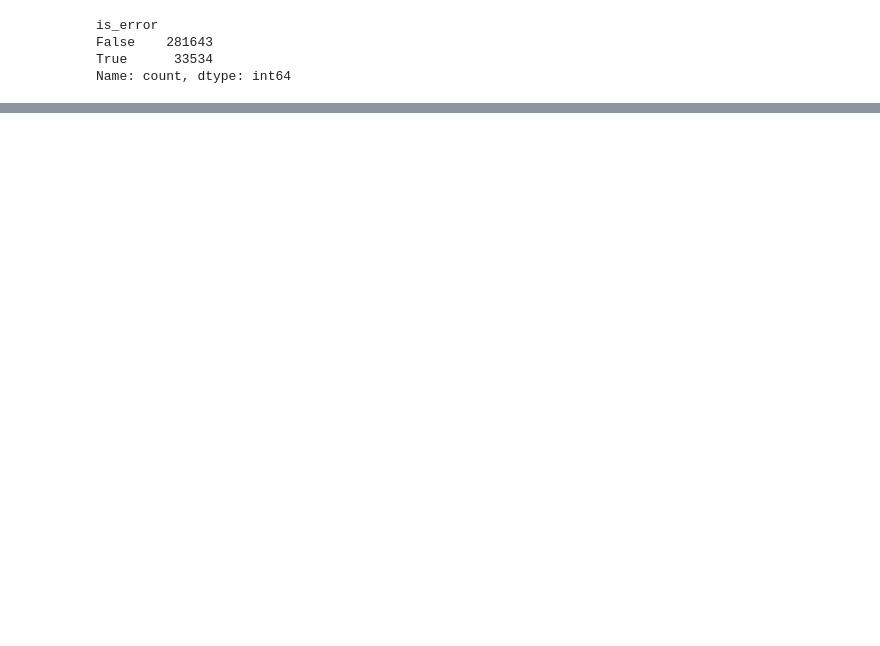
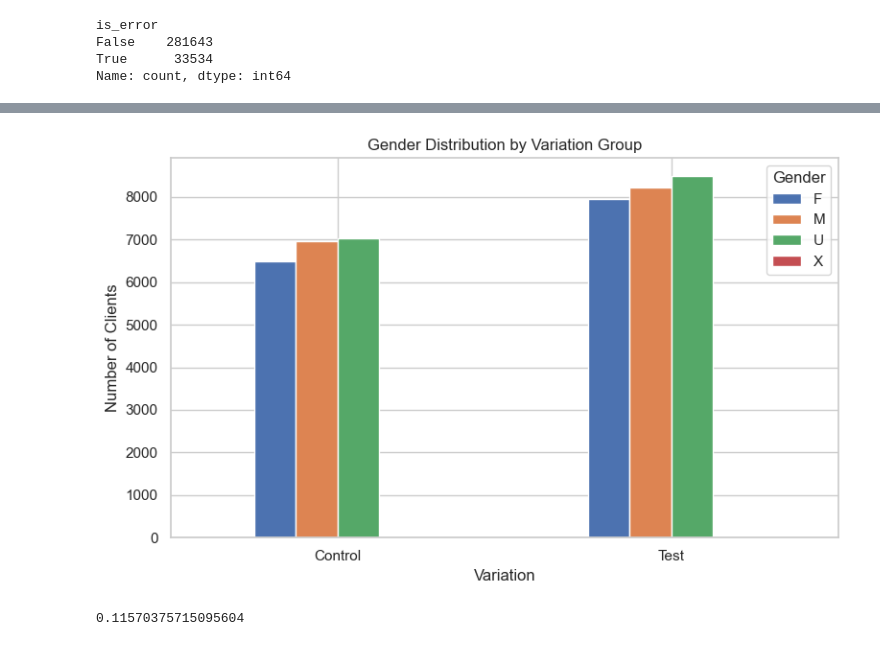
Before and after one commit to SheryllD/Project2, a Jupyter notebook: main_datawrangling.ipynb, the cells around one changed output, grey strips where cells are left out. Saved outputs shown, nothing was run; the diff lists cells and outputs as text; code cells hidden in the pictures; blank space fills up the shorter version.

```diff
--- a/main_datawrangling.ipynb
+++ b/main_datawrangling.ipynb
@@ -1013,0 +1092,5 @@ Name: count, dtype: int64
+# %%
+
+df_merged2 = df_web_ec_cleaned.merge(df_demo, on='client_id', how='inner')
+# %%
+df_merged2_unique = df_merged2.drop_duplicates(subset='client_id')
@@ -1013,0 +1141,19 @@ Name: count, dtype: int64
+# %%
+# Filter to Test and Control
+filtered = df_merged2_unique[df_merged2_unique['Variation'].isin(['Test', 'Control'])]
+
+# Create the contingency table
+gender_counts = pd.crosstab(filtered['Variation'], filtered['gendr'])
+
+# Plot
+gender_counts.plot(kind='bar', figsize=(8, 5))
+
+plt.title('Gender Distribution by Variation Group')
+plt.xlabel('Variation')
+plt.ylabel('Number of Clients')
+plt.legend(title='Gender')
+plt.xticks(rotation=0)
+plt.tight_layout()
+plt.show()
+# %% [output]
+[figure, added]
@@ -1013,0 +1163,6 @@ Name: count, dtype: int64
+# %%
+# no_of_confirm
+completion_rate = no_of_confirm / no_of_start
+completion_rate
+# %% [output]
+0.11570375715095604
```
Also changed, not shown: parts of 13 cells of this notebook.
